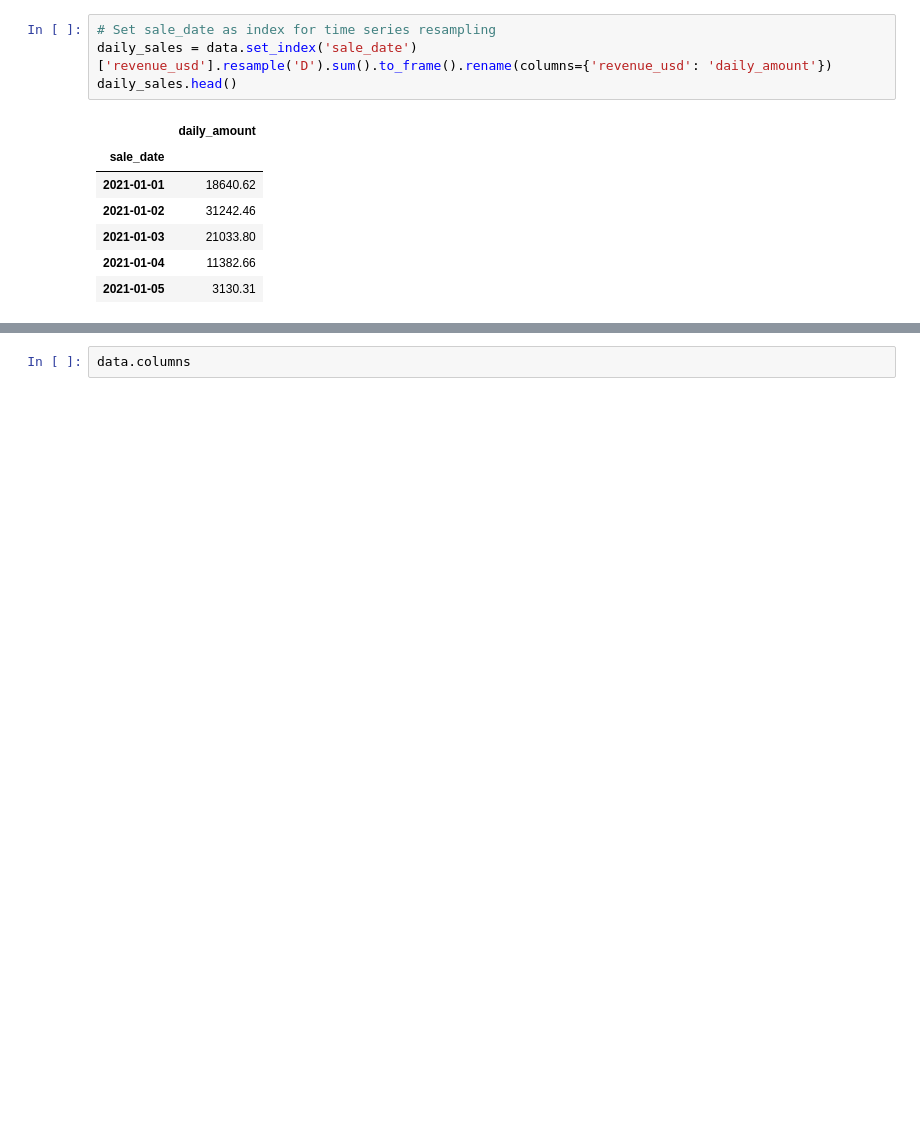
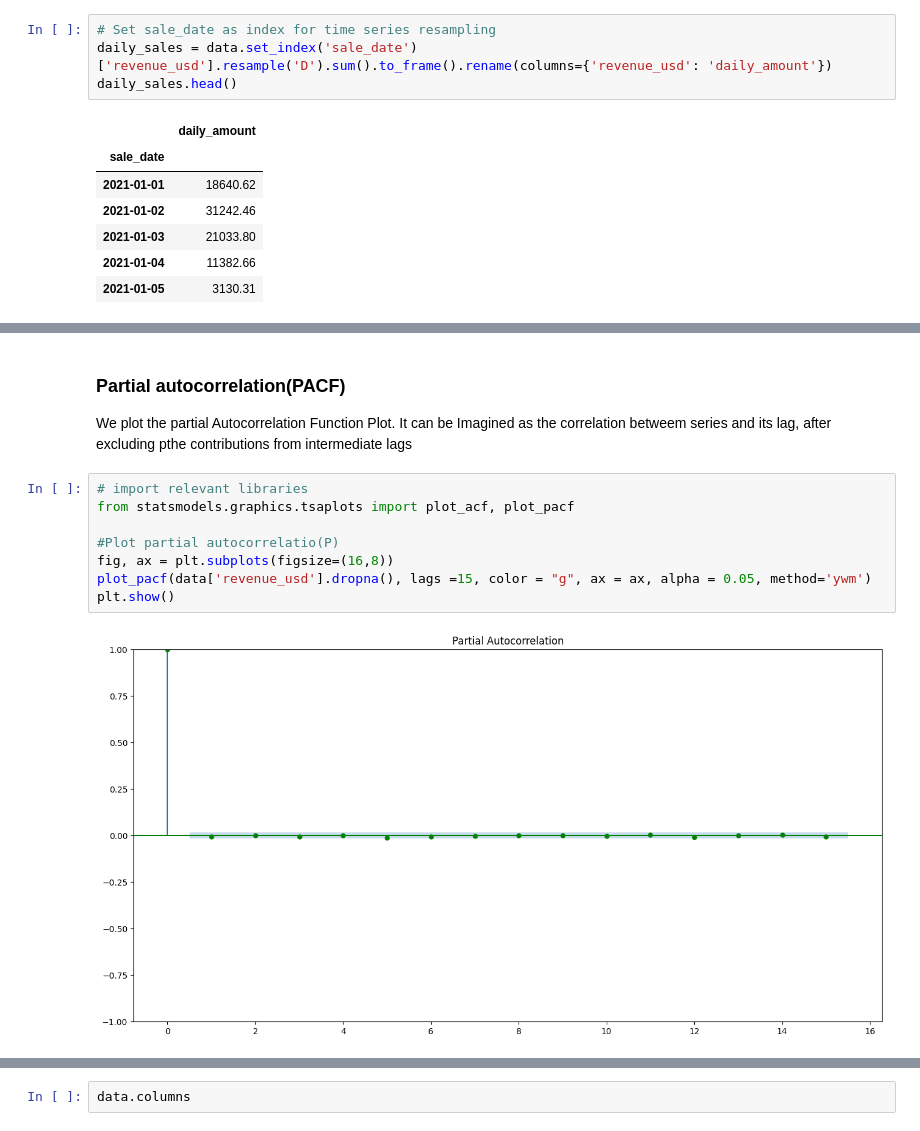
Before and after one commit to rizikilatifa/Samsung-Sales-Forecasting, a Jupyter notebook: Samsung Sales forecasting.ipynb, the cells around one changed output, grey strips where cells are left out. Drawn from its saved outputs; the diff is of its cells as text; blank space fills up the shorter version.

```diff
--- a/Samsung Sales forecasting.ipynb
+++ b/Samsung Sales forecasting.ipynb
@@ -964,0 +973,14 @@ ModuleNotFoundError: No module named 'statsmodels'
+# %% [markdown]
+### Partial autocorrelation(PACF)
+We plot the partial Autocorrelation Function Plot.
+It can be Imagined as the correlation betweem series and its lag, after excluding pthe contributions from intermediate lags
+# %%
+# import relevant libraries
+from statsmodels.graphics.tsaplots import plot_acf, plot_pacf
+
+#Plot partial autocorrelatio(P)
+fig, ax = plt.subplots(figsize=(16,8))
+plot_pacf(data['revenue_usd'].dropna(), lags =15, color = "g", ax = ax, alpha = 0.05, method='ywm')
+plt.show()
+# %% [output]
+[figure, added]
```
Also changed, not shown: parts of 22 cells of this notebook.
